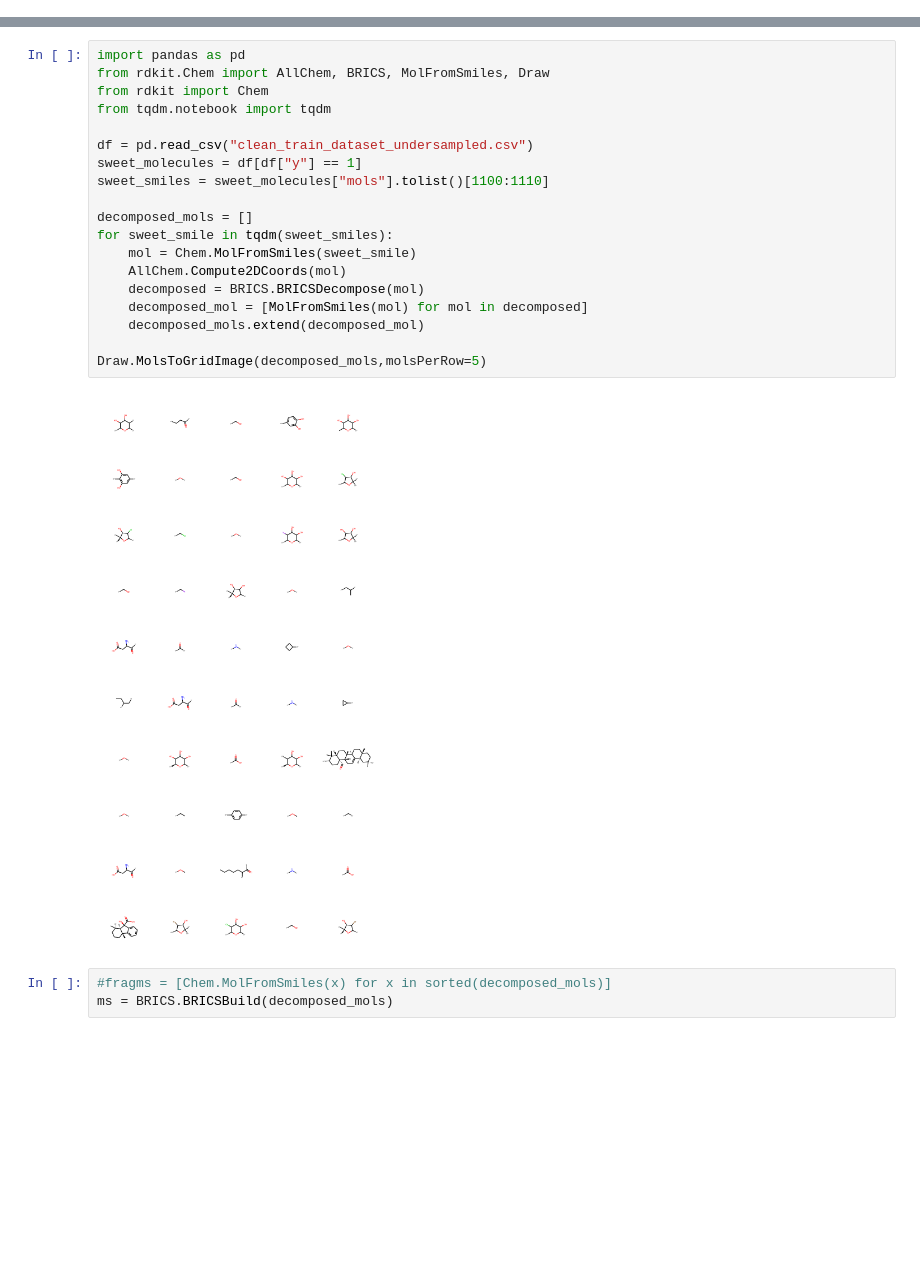
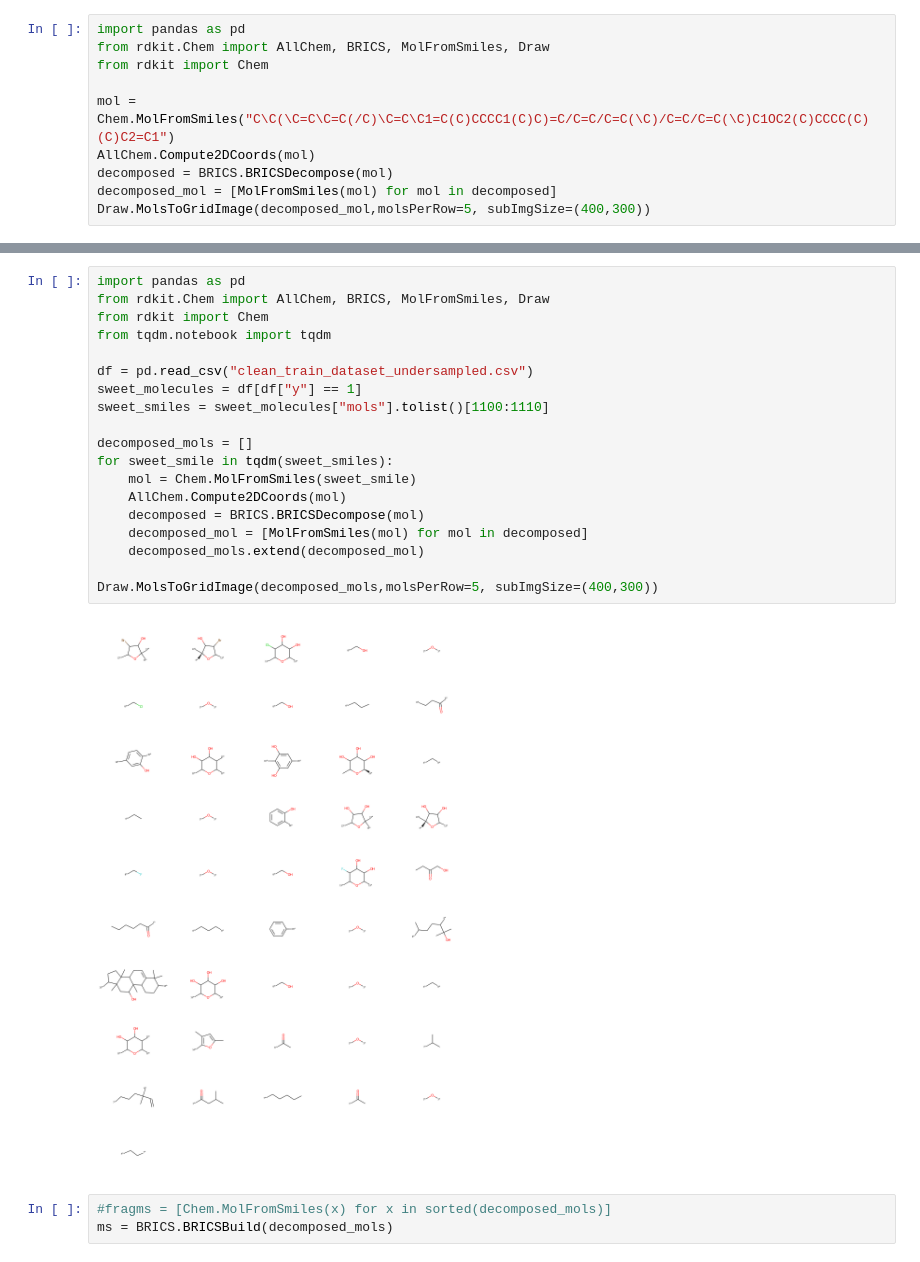
Before and after one commit to BioSystemsUM/DeepSweet, a Jupyter notebook: notebooks/new_paper_2022/generate_new_molecules.ipynb, the cells around one changed output, grey strips where cells are left out. Saved outputs shown, nothing was run; the diff lists cells and outputs as text; blank space fills up the shorter version.

```diff
--- a/notebooks/new_paper_2022/generate_new_molecules.ipynb
+++ b/notebooks/new_paper_2022/generate_new_molecules.ipynb
@@ -0,0 +1,10 @@
+# %%
+import pandas as pd
+from rdkit.Chem import AllChem, BRICS, MolFromSmiles, Draw
+from rdkit import Chem
+
+mol = Chem.MolFromSmiles("C\C(\C=C\C=C(/C)\C=C\C1=C(C)CCCC1(C)C)=C/C=C/C=C(\C)/C=C/C=C(\C)C1OC2(C)CCCC(C)(C)C2=C1")
+AllChem.Compute2DCoords(mol)
+decomposed = BRICS.BRICSDecompose(mol)
+decomposed_mol = [MolFromSmiles(mol) for mol in decomposed]
+Draw.MolsToGridImage(decomposed_mol,molsPerRow=5, subImgSize=(400,300))
@@ -1,24 +17,24 @@
 # %%
 import pandas as pd
 from rdkit.Chem import AllChem, BRICS, MolFromSmiles, Draw
 from rdkit import Chem
 from tqdm.notebook import tqdm
 
 df = pd.read_csv("clean_train_dataset_undersampled.csv")
 sweet_molecules = df[df["y"] == 1]
 sweet_smiles = sweet_molecules["mols"].tolist()[1100:1110]
 
 decomposed_mols = []
 for sweet_smile in tqdm(sweet_smiles):
     mol = Chem.MolFromSmiles(sweet_smile)
     AllChem.Compute2DCoords(mol)
     decomposed = BRICS.BRICSDecompose(mol)
     decomposed_mol = [MolFromSmiles(mol) for mol in decomposed]
     decomposed_mols.extend(decomposed_mol)
 
-Draw.MolsToGridImage(decomposed_mols,molsPerRow=5)
+Draw.MolsToGridImage(decomposed_mols,molsPerRow=5, subImgSize=(400,300))
 # %% [output]
-[figure, old version]
+[figure, new version]
 # %%
 #fragms = [Chem.MolFromSmiles(x) for x in sorted(decomposed_mols)]
 ms = BRICS.BRICSBuild(decomposed_mols)
```
Also changed, not shown: parts of 2 cells of this notebook, 4 other files.
